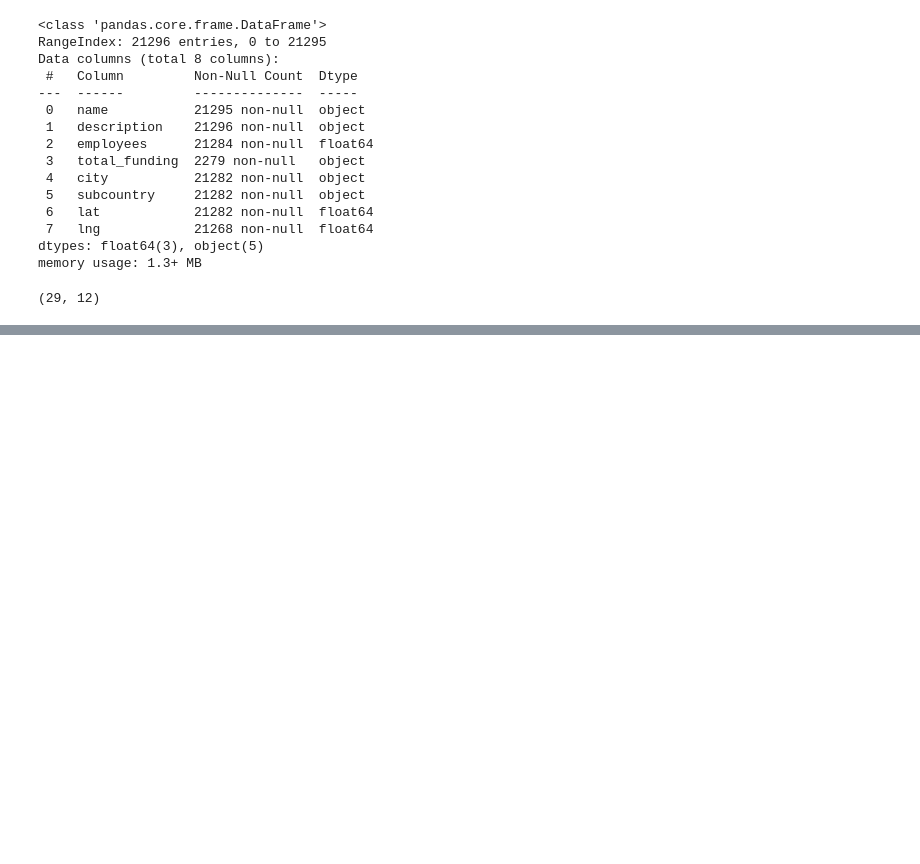
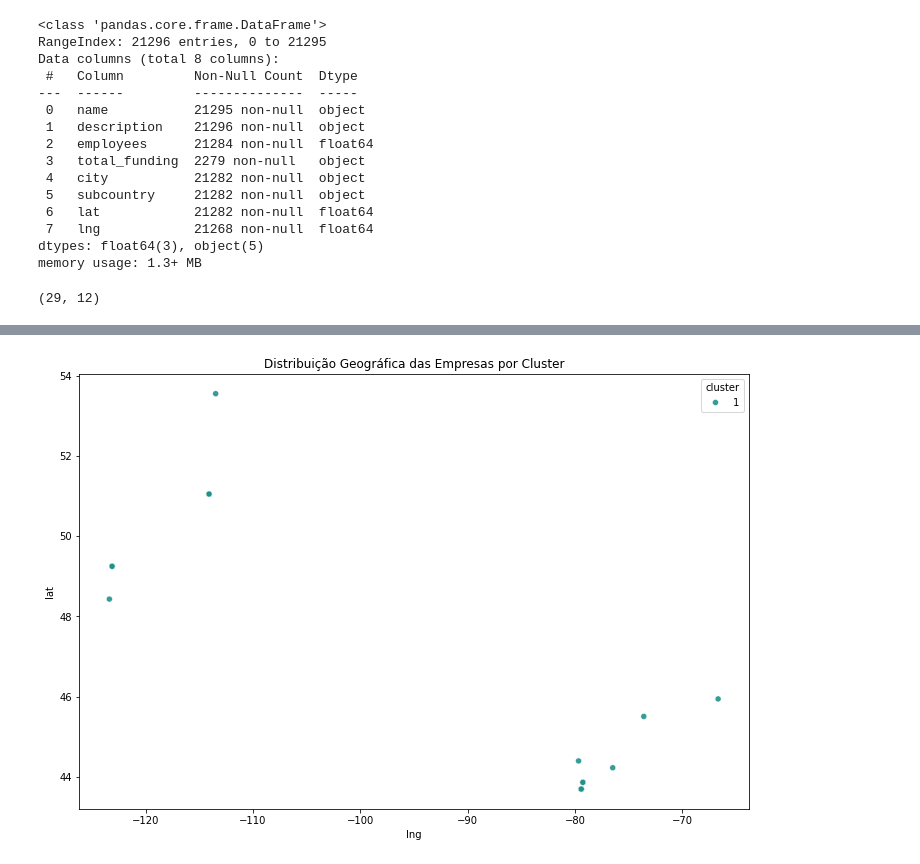
Before and after one commit to mancuso68/testeFD, a Jupyter notebook: teste3_ex1.ipynb, the cells around one changed output, grey strips where cells are left out. Saved outputs shown, nothing was run; the diff lists cells and outputs as text; code cells hidden in the pictures; blank space fills up the shorter version.

Commit message:
Versao 0.1 Faltou melhorar o exercício 2 e fazer o extra

```diff
--- a/teste3_ex1.ipynb
+++ b/teste3_ex1.ipynb
@@ -92,3 +92,15 @@ empresas_agua.head(30)
 | 20969 | newterra | newterra provides decentralized w... | 0.0 | NaN | toronto | ontario | 43.70011 | -79.41630 | ... |
 | 20970 | adi systems | adi systems offers a wide range o... | 50.0 | NaN | fredericton | new brunswick | 45.94541 | -66.66558 | ... |
 | 21293 | h2o innovation | h2o innovation is known for its s... | 50.0 | NaN | toronto | ontario | 43.70011 | -79.41630 | ... |
+# %%
+#Exercício 2
+
+#plotar as localizações de cada empresa
+#empresas_agua.plot(kind="scatter", x='lng', y='lat', alpha=0.4, c=empresas_agua['employees'], s=50, cmap=plt.get_cmap('jet'), figsize=(12,8))
+
+plt.figure(figsize=(12, 8))
+sns.scatterplot(x='lng', y='lat', hue='cluster', data=empresas_agua, palette='viridis', alpha=0.9)
+plt.title('Distribuição Geográfica das Empresas por Cluster')
+plt.show()
+# %% [output]
+[figure, added]
```
Also changed, not shown: parts of 2 cells of this notebook.
